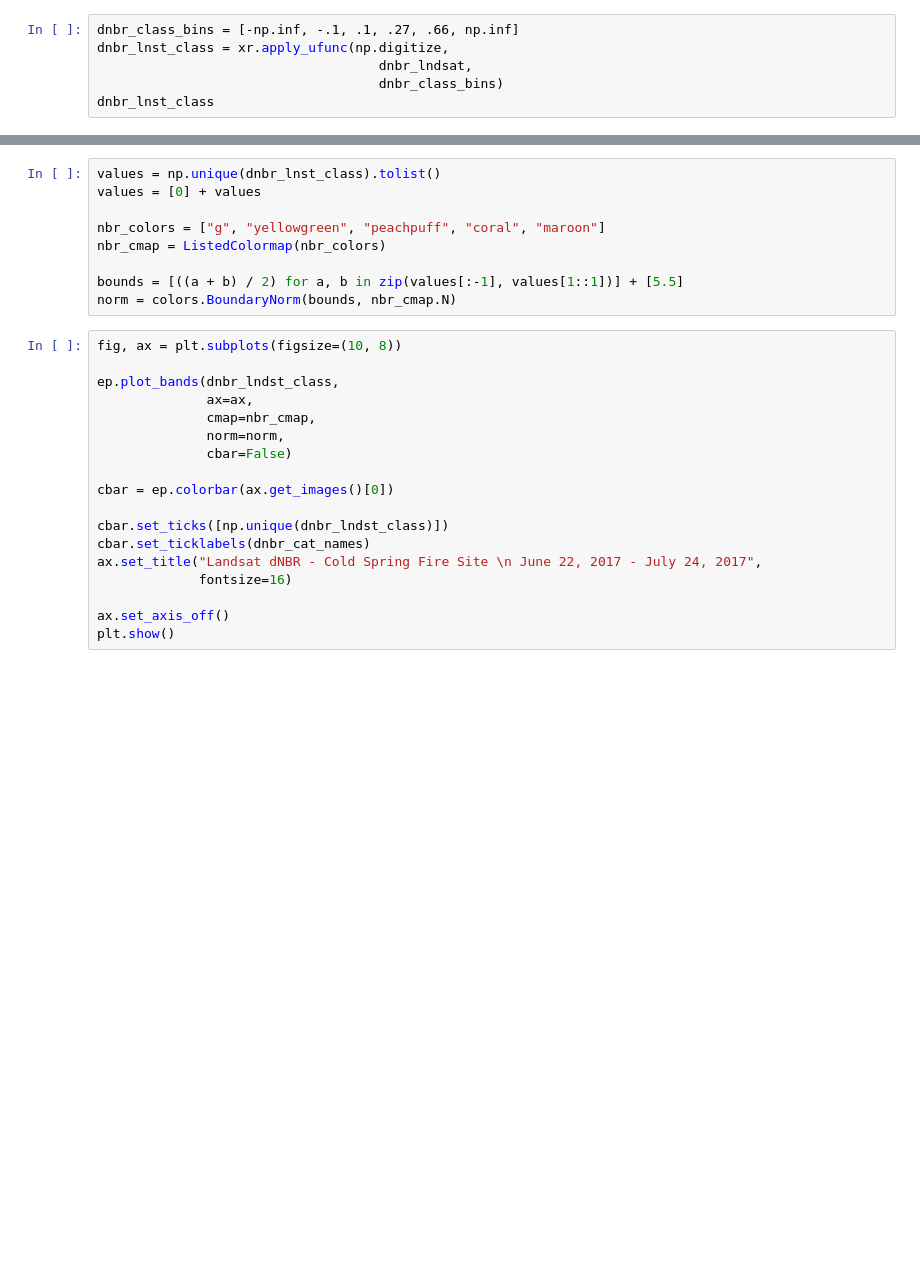
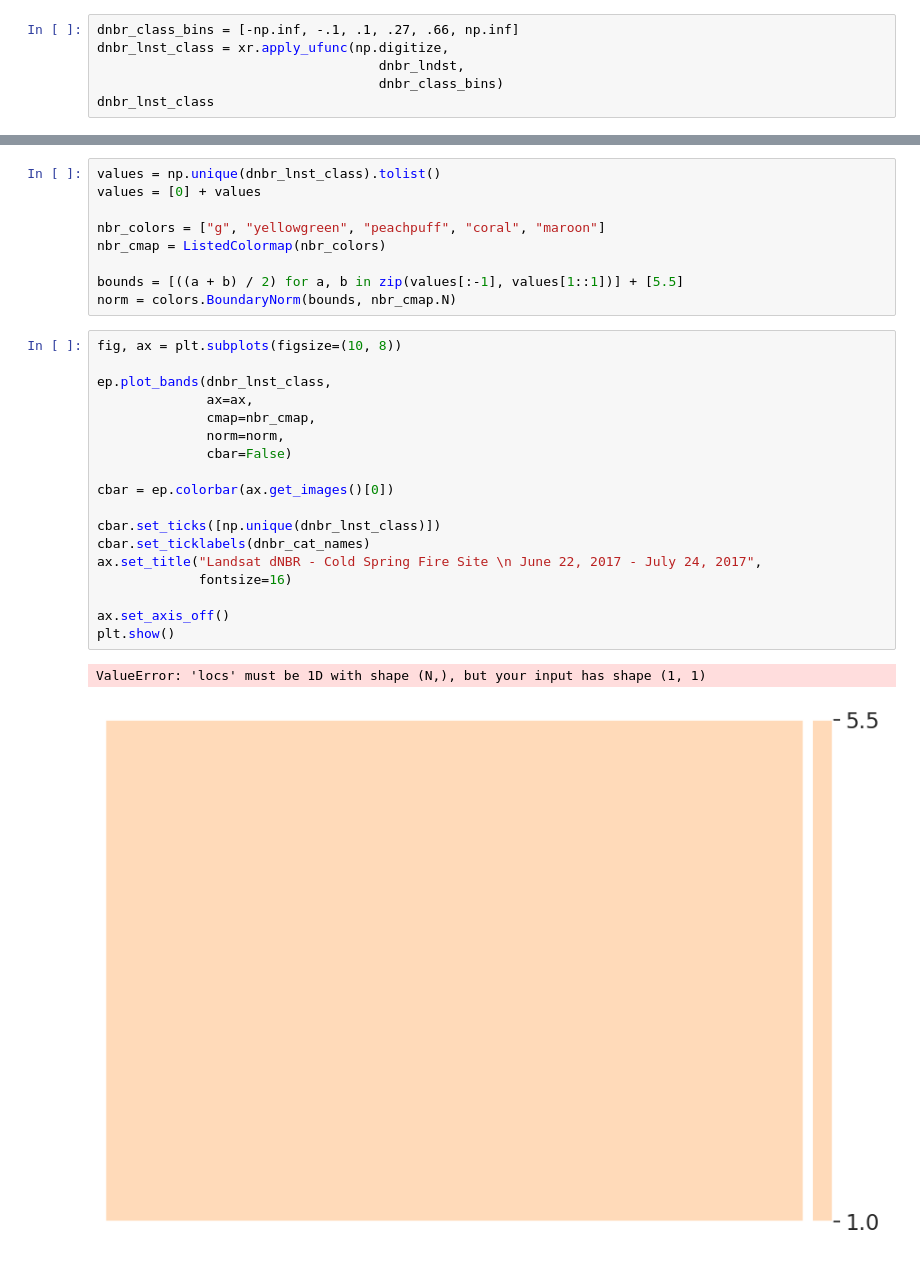
Before and after one commit to TC-YP/gisc606-lab6, a Jupyter notebook: nbr.ipynb, the cells around one changed output, grey strips where cells are left out. Drawn from its saved outputs; the diff is of its cells as text; blank space fills up the shorter version.

```diff
--- a/nbr.ipynb
+++ b/nbr.ipynb
@@ -123,6 +132,6 @@ NameError: name 'lnst_pre_crp' is not defined
 # %%
 dnbr_class_bins = [-np.inf, -.1, .1, .27, .66, np.inf]
 dnbr_lnst_class = xr.apply_ufunc(np.digitize,
-                                    dnbr_lndsat,
+                                    dnbr_lndst,
                                     dnbr_class_bins)
 dnbr_lnst_class
@@ -180,19 +205,22 @@ norm = colors.BoundaryNorm(bounds, nbr_cmap.N)
 # %%
 fig, ax = plt.subplots(figsize=(10, 8))
 
-ep.plot_bands(dnbr_lndst_class,
+ep.plot_bands(dnbr_lnst_class,
               ax=ax,
               cmap=nbr_cmap,
               norm=norm,
               cbar=False)
 
 cbar = ep.colorbar(ax.get_images()[0])
 
-cbar.set_ticks([np.unique(dnbr_lndst_class)])
+cbar.set_ticks([np.unique(dnbr_lnst_class)])
 cbar.set_ticklabels(dnbr_cat_names)
 ax.set_title("Landsat dNBR - Cold Spring Fire Site \n June 22, 2017 - July 24, 2017",
              fontsize=16)
 
 ax.set_axis_off()
 plt.show()
+# %% [output]
+ValueError: 'locs' must be 1D with shape (N,), but your input has shape (1, 1)
+[figure, added]
 # %%
```
Also changed, not shown: parts of 10 cells of this notebook.
